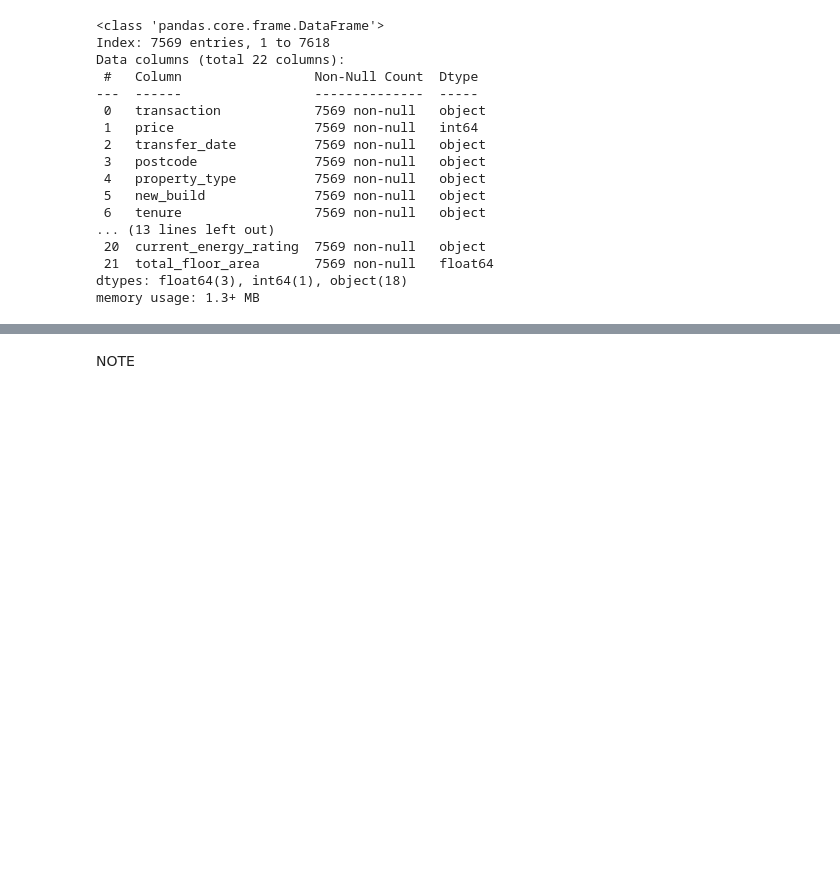
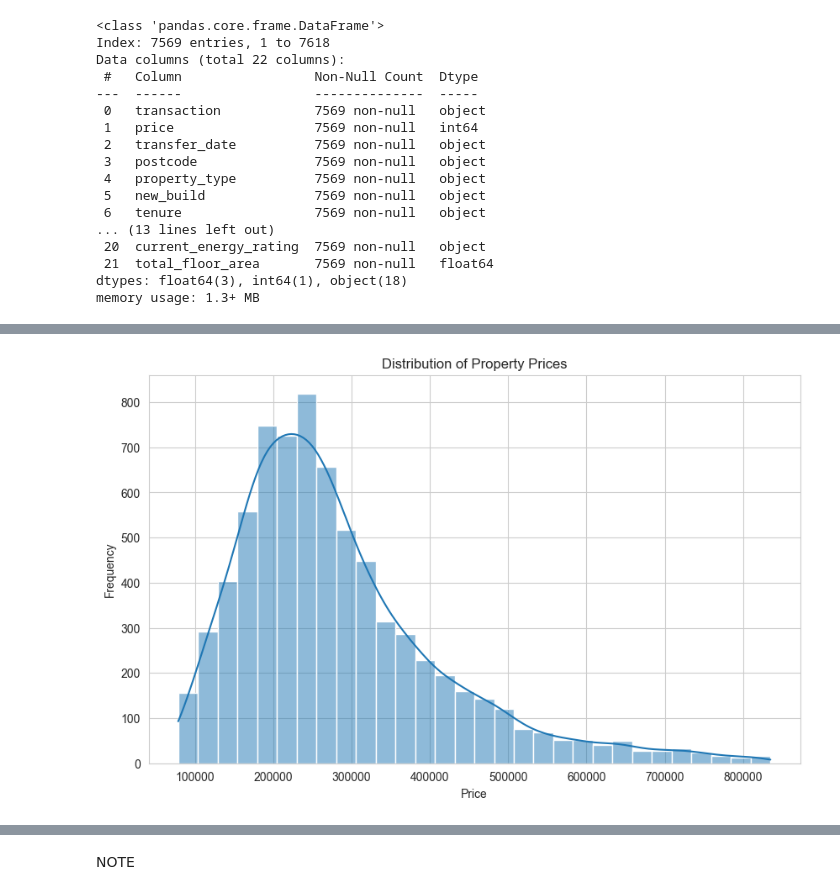
Before and after one commit to maleeper/Midlands_House_Prices, a Jupyter notebook: jupyter_notebooks/06 Data Cleaning and Feature Engineering.ipynb, the cells around one changed output, grey strips where cells are left out. Cells and saved outputs as stored; diff of their text form; code cells hidden in the pictures; blank space fills up the shorter version.

```diff
--- a/jupyter_notebooks/06 Data Cleaning and Feature Engineering.ipynb
+++ b/jupyter_notebooks/06 Data Cleaning and Feature Engineering.ipynb
@@ -259,0 +266,7 @@ plt.show()
+# %%
+# remove any properties with extreme prices
+# calculate the 1st and 99th percentiles
+q_low = df['log_price'].quantile(0.01)
+q_high = df['log_price'].quantile(0.99)
+df = df[(df['log_price'] > q_low) & (df['log_price'] < q_high)]
+df.info()
@@ -259,0 +291,10 @@ plt.show()
+# %%
+# Histogram of price
+plt.figure(figsize=(10, 6))
+sns.histplot(data=df, x='price', bins=30, kde=True)
+plt.title('Distribution of Property Prices')
+plt.xlabel('Price')
+plt.ylabel('Frequency')
+plt.show()
+# %% [output]
+[figure, added]
```
Also changed, not shown: parts of 18 cells of this notebook, 1 other file.
